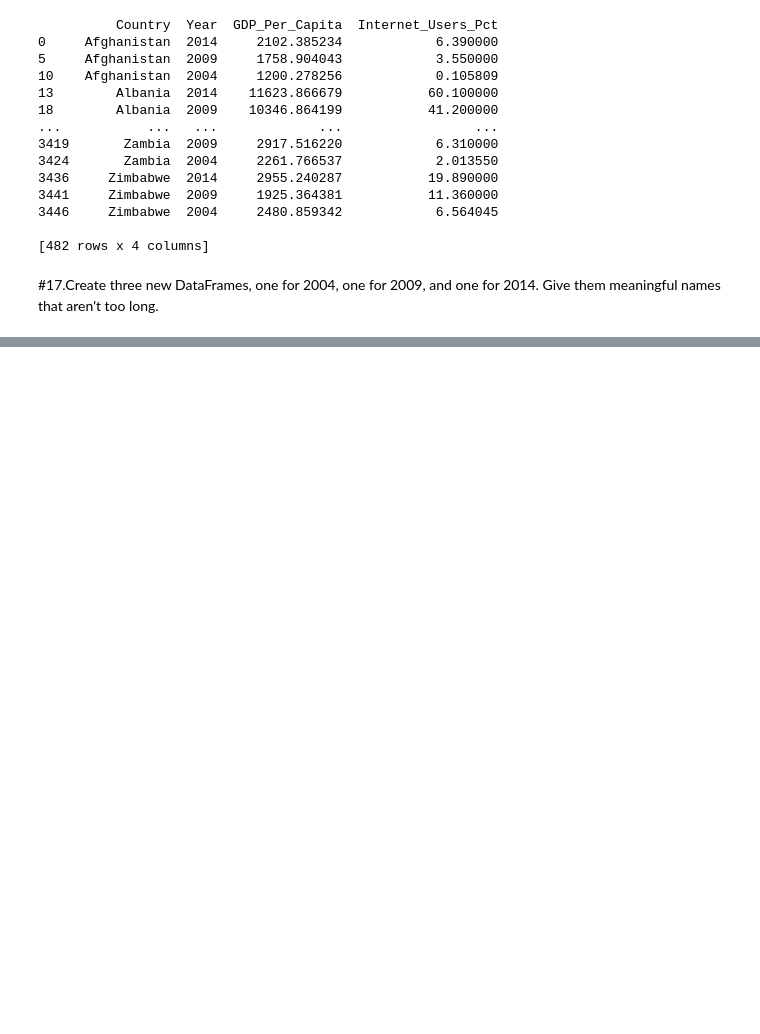
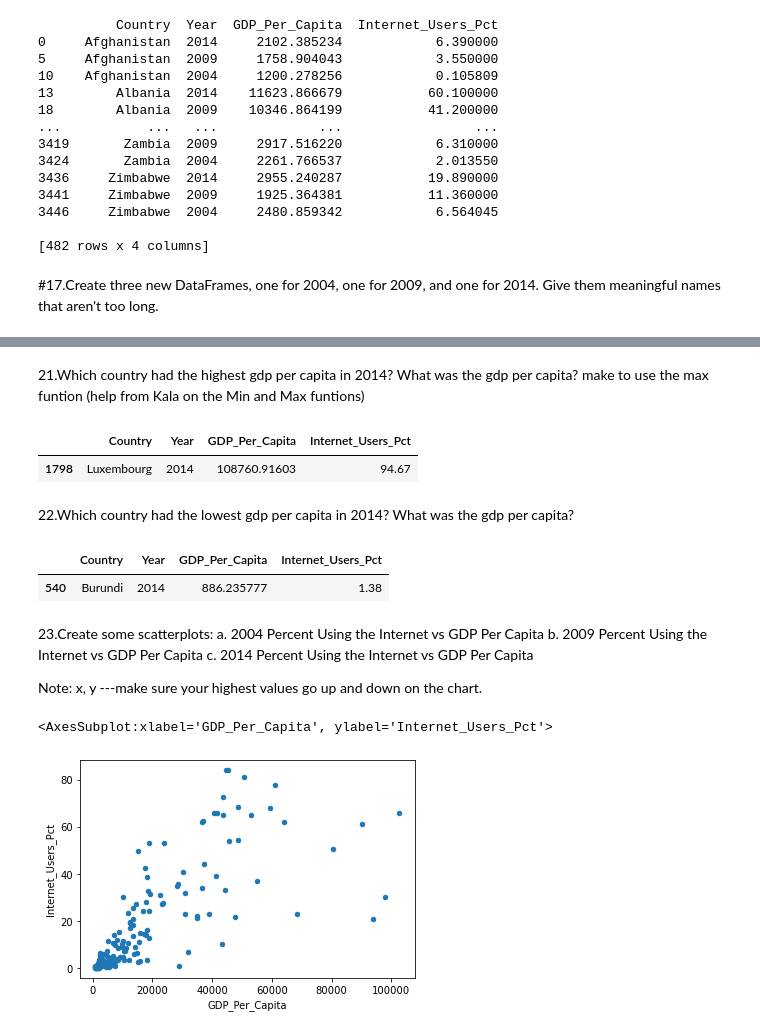
Before and after one commit to NSS-Data-Analytics-Cohort-7/gdp-and-internet-usage-tigerbelle07, a Jupyter notebook: Notebook/gdp_and_internet_usage.ipynb, the cells around one changed output, grey strips where cells are left out. Cells and saved outputs as stored; diff of their text form; code cells hidden in the pictures; blank space fills up the shorter version.

```diff
--- a/Notebook/gdp_and_internet_usage.ipynb
+++ b/Notebook/gdp_and_internet_usage.ipynb
@@ -297,0 +284,26 @@ display(df_new2014[df_new2014['GDP_Per_Capita'] == df_new2014['GDP_Per_Capita'].
+# %% [markdown]
+21.Which country had the highest gdp per capita in 2014? What was the gdp per capita? make to use the max funtion (help from Kala on the Min and Max funtions)
+# %%
+display(df_new2014[df_new2014['GDP_Per_Capita'] == df_new2014['GDP_Per_Capita'].max()])
+# %% [output]
+|  | Country | Year | GDP_Per_Capita | Internet_Users_Pct |
+| 1798 | Luxembourg | 2014 | 108760.91603 | 94.67 |
+# %% [markdown]
+22.Which country had the lowest gdp per capita in 2014? What was the gdp per capita?
+# %%
+display(df_new2014[df_new2014['GDP_Per_Capita'] == df_new2014['GDP_Per_Capita'].min()])
+# %% [output]
+|  | Country | Year | GDP_Per_Capita | Internet_Users_Pct |
+| 540 | Burundi | 2014 | 886.235777 | 1.38 |
+# %% [markdown]
+23.Create some scatterplots:
+a. 2004 Percent Using the Internet vs GDP Per Capita
+b. 2009 Percent Using the Internet vs GDP Per Capita
+c. 2014 Percent Using the Internet vs GDP Per Capita
+
+Note: x, y ---make sure your highest values go up and down on the chart.
+# %%
+df_new2004.plot.scatter(x='GDP_Per_Capita', y='Internet_Users_Pct')
+# %% [output]
+<AxesSubplot:xlabel='GDP_Per_Capita', ylabel='Internet_Users_Pct'>
+[figure, added]
```
Also changed, not shown: parts of 33 cells of this notebook.
